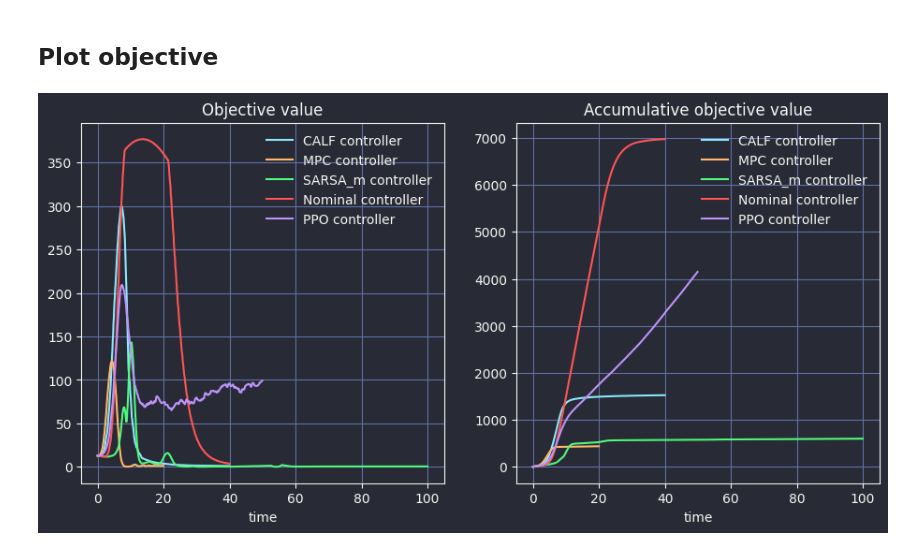
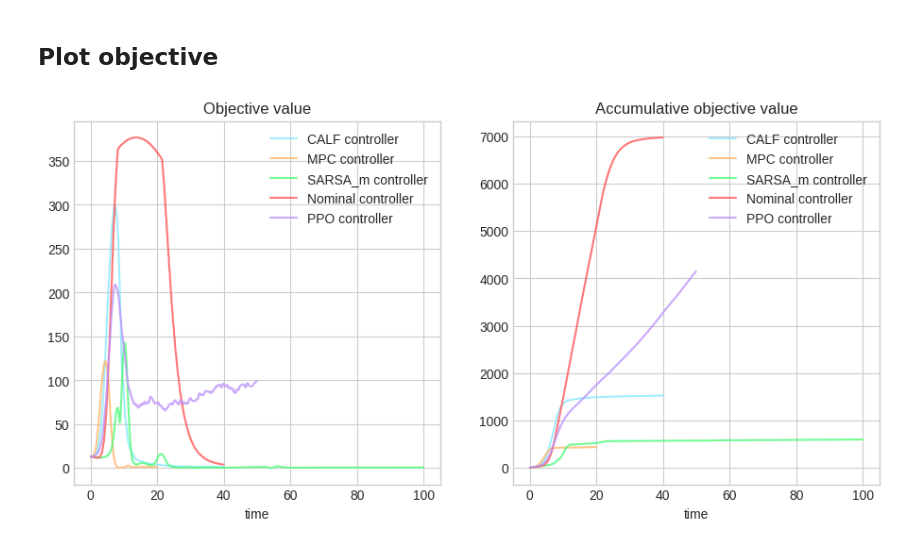
Before and after one commit to thd-research/regelum-playground, a Jupyter notebook: notebooks/check_log_and_compare_objective.ipynb, the cells around one changed output. Saved outputs shown, nothing was run; the diff lists cells and outputs as text; code cells hidden in the pictures.

```diff
--- a/notebooks/check_log_and_compare_objective.ipynb
+++ b/notebooks/check_log_and_compare_objective.ipynb
@@ -10,9 +10,10 @@ from utils.load_config import load_exp_config, get_value_from_fields, get_df_his
 import matplotlib.pyplot as plt
 import matplotlib
 %matplotlib inline
+# plt.style.use("tableau-colorblind10")
+plt.style.use("seaborn-v0_8-whitegrid")
 
 from regelum.objective import RunningObjective
-from src.objective import ThreeWheeledRobotCostWithSpot
 from regelum.model import ModelQuadLin
 import numpy as np
 
@@ -55,6 +61,18 @@ def cal_obj_df(row):
     action = np.expand_dims(np.array(row.loc[["velocity [m/s]", "angular velocity [rad/s]"]].values), axis=0)
 
     return objective_function(observation, action)
+# %%
+x_lim = y_lim = [-1, 0]
+X = np.arange(x_lim[0], x_lim[1], 0.01)
+Y = np.arange(y_lim[0], y_lim[1], 0.01)
+
+X, Y = np.meshgrid(X, Y)
+Z = []
+for i in range(X.shape[0]):
+    for j in range(X.shape[1]):
+        Z.append(objective_function.cal_spot_penalty(observation=np.array([[X[i, j], Y[i, j]]])))
+
+Z = np.array(Z).reshape((X.shape[0], X.shape[1]))
 # %%
 class ExperimentData():
     def __init__(self, exp_path, chosen_name, **kwarg) -> None:
@@ -99,12 +117,12 @@ class ExperimentData():
 
         for i in range(len(titles)):
             ax[i].set_title(titles[i])
-            self.df.plot(x="time", y=targets[i], ax=ax[i], label=exp_name if with_others else None)
+            self.df.plot(x="time", y=targets[i], ax=ax[i], label=exp_name if with_others else None, alpha=0.8)
             ax[i].grid()
 
     def plot_trajectory(self, ax, exp_name=""):
         ax.set_title("Trajectory")
-        ax.plot(self.df["x [m]"], self.df["y [m]"], label=exp_name)
+        ax.plot(self.df["x [m]"], self.df["y [m]"], label=exp_name, alpha=0.8)
         ax.grid()
 # %%
 experiment_collections = {
@@ -148,10 +166,13 @@ objective_function(observation, actions)
 # %%
 plt.clf()
 fig, ax = plt.subplots(1, 2, figsize=(11, 5))
 
 for id, exp in enumerate(experiment_collections):
     experiment_collections[exp]["obj"].plot_cost(ax, exp, with_others=True)
+
+for _ax in ax:
+    _ax.grid()
 # ppo_exp.plot_cost(ax[0], "PPO Controller")
 # nominal_exp.plot_cost(ax[1], "Nominal Controller")
 # %% [output]
-[figure, old version]
+[figure, new version]
```
Also changed, not shown: parts of 3 cells of this notebook, 1 other file.
